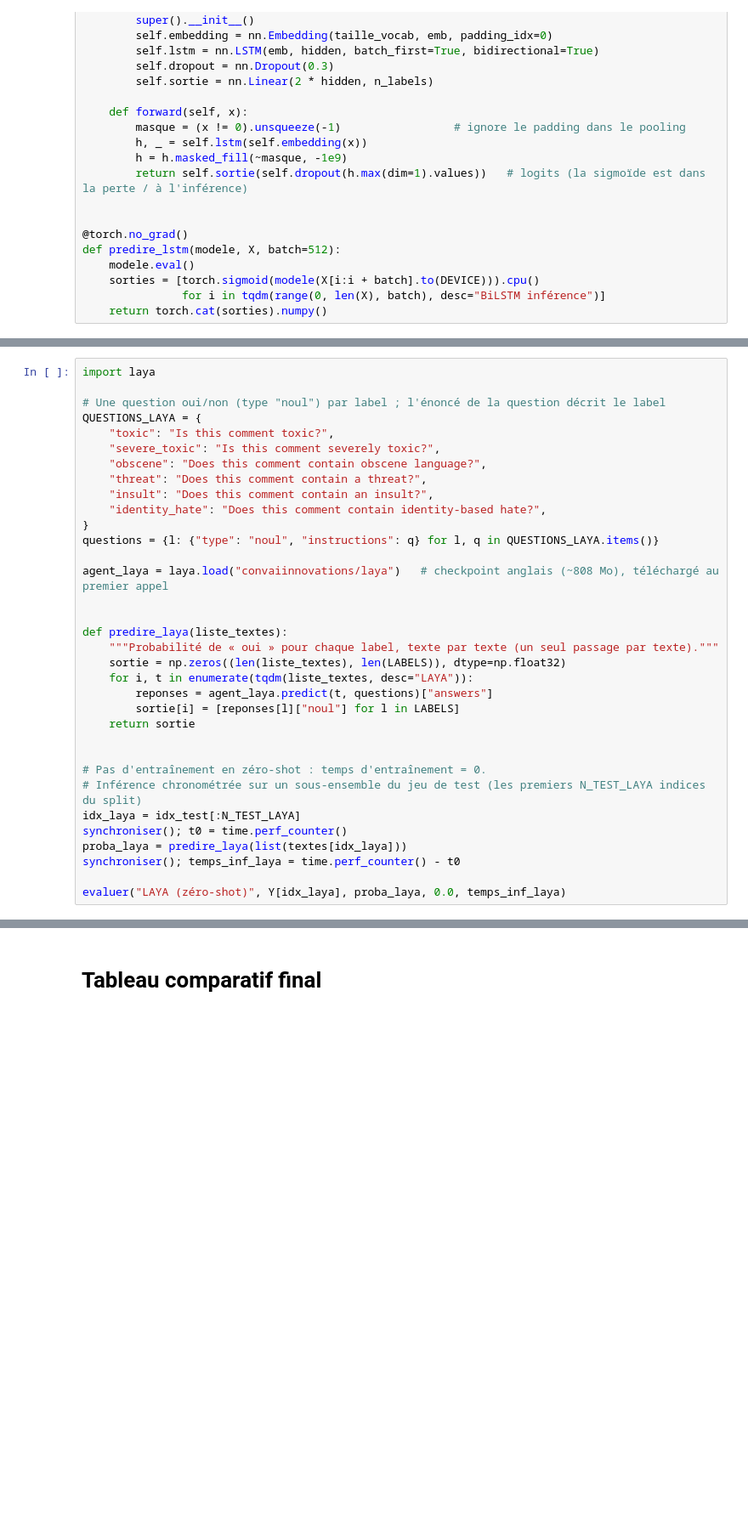
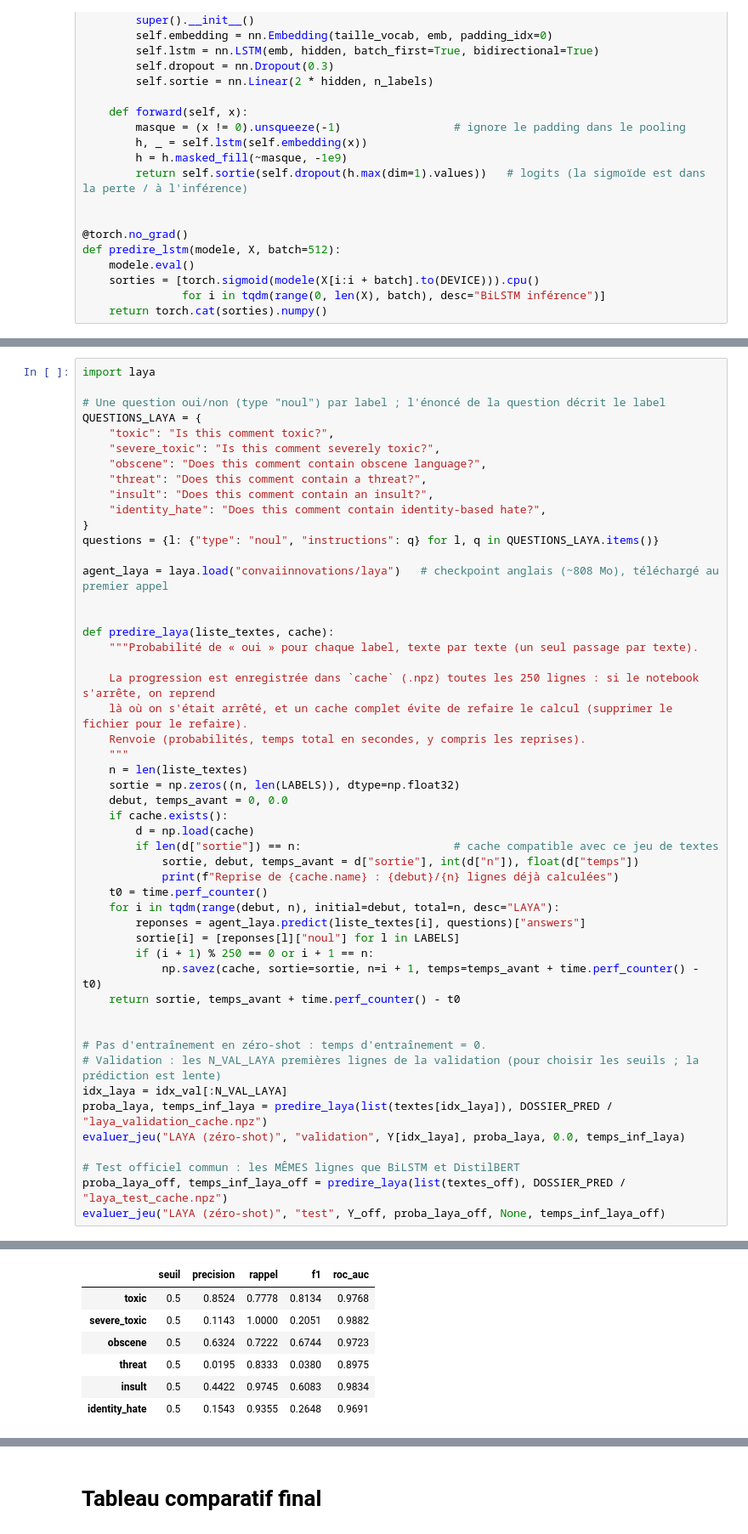
Before and after one commit to elSam22/depl_ai_cyber, a Jupyter notebook: notebooks/train.ipynb, the cells around one changed output, grey strips where cells are left out. Shown at 85% size. Saved outputs shown, nothing was run; the diff lists cells and outputs as text; blank space fills up the shorter version.

```diff
--- a/notebooks/train.ipynb
+++ b/notebooks/train.ipynb
@@ -292,20 +530,37 @@ questions = {l: {"type": "noul", "instructions": q} for l, q in QUESTIONS_LAYA.i
 agent_laya = laya.load("convaiinnovations/laya")   # checkpoint anglais (~808 Mo), téléchargé au premier appel
 
 
-def predire_laya(liste_textes):
-    """Probabilité de « oui » pour chaque label, texte par texte (un seul passage par texte)."""
-    sortie = np.zeros((len(liste_textes), len(LABELS)), dtype=np.float32)
-    for i, t in enumerate(tqdm(liste_textes, desc="LAYA")):
-        reponses = agent_laya.predict(t, questions)["answers"]
+def predire_laya(liste_textes, cache):
+    """Probabilité de « oui » pour chaque label, texte par texte (un seul passage par texte).
+
+    La progression est enregistrée dans `cache` (.npz) toutes les 250 lignes : si le notebook s'arrête, on reprend
+    là où on s'était arrêté, et un cache complet évite de refaire le calcul (supprimer le fichier pour le refaire).
+    Renvoie (probabilités, temps total en secondes, y compris les reprises).
+    """
+    n = len(liste_textes)
+    sortie = np.zeros((n, len(LABELS)), dtype=np.float32)
+    debut, temps_avant = 0, 0.0
+    if cache.exists():
+        d = np.load(cache)
+        if len(d["sortie"]) == n:                       # cache compatible avec ce jeu de textes
+            sortie, debut, temps_avant = d["sortie"], int(d["n"]), float(d["temps"])
+            print(f"Reprise de {cache.name} : {debut}/{n} lignes déjà calculées")
+    t0 = time.perf_counter()
+    for i in tqdm(range(debut, n), initial=debut, total=n, desc="LAYA"):
+        reponses = agent_laya.predict(liste_textes[i], questions)["answers"]
         sortie[i] = [reponses[l]["noul"] for l in LABELS]
-    return sortie
+        if (i + 1) % 250 == 0 or i + 1 == n:
+            np.savez(cache, sortie=sortie, n=i + 1, temps=temps_avant + time.perf_counter() - t0)
+    return sortie, temps_avant + time.perf_counter() - t0
 
 
 # Pas d'entraînement en zéro-shot : temps d'entraînement = 0.
-# Inférence chronométrée sur un sous-ensemble du jeu de test (les premiers N_TEST_LAYA indices du split)
-idx_laya = idx_test[:N_TEST_LAYA]
-synchroniser(); t0 = time.perf_counter()
-proba_laya = predire_laya(list(textes[idx_laya]))
-synchroniser(); temps_inf_laya = time.perf_counter() - t0
+# Validation : les N_VAL_LAYA premières lignes de la validation (pour choisir les seuils ; la prédiction est lente)
+idx_laya = idx_val[:N_VAL_LAYA]
+proba_laya, temps_inf_laya = predire_laya(list(textes[idx_laya]), DOSSIER_PRED / "laya_validation_cache.npz")
+evaluer_jeu("LAYA (zéro-shot)", "validation", Y[idx_laya], proba_laya, 0.0, temps_inf_laya)
 
-evaluer("LAYA (zéro-shot)", Y[idx_laya], proba_laya, 0.0, temps_inf_laya)
+# Test officiel commun : les MÊMES lignes que BiLSTM et DistilBERT
+proba_laya_off, temps_inf_laya_off = predire_laya(list(textes_off), DOSSIER_PRED / "laya_test_cache.npz")
+evaluer_jeu("LAYA (zéro-shot)", "test", Y_off, proba_laya_off, None, temps_inf_laya_off)
+# %% [output]
@@ -311,0 +569,7 @@ evaluer("LAYA (zéro-shot)", Y[idx_laya], proba_laya, 0.0, temps_inf_laya)
+|  | seuil | precision | rappel | f1 | roc_auc |
+| toxic | 0.5 | 0.8524 | 0.7778 | 0.8134 | 0.9768 |
+| severe_toxic | 0.5 | 0.1143 | 1.0000 | 0.2051 | 0.9882 |
+| obscene | 0.5 | 0.6324 | 0.7222 | 0.6744 | 0.9723 |
+| threat | 0.5 | 0.0195 | 0.8333 | 0.0380 | 0.8975 |
+| insult | 0.5 | 0.4422 | 0.9745 | 0.6083 | 0.9834 |
+| identity_hate | 0.5 | 0.1543 | 0.9355 | 0.2648 | 0.9691 |
```
Also changed, not shown: parts of 19 cells of this notebook, 2 other files.
